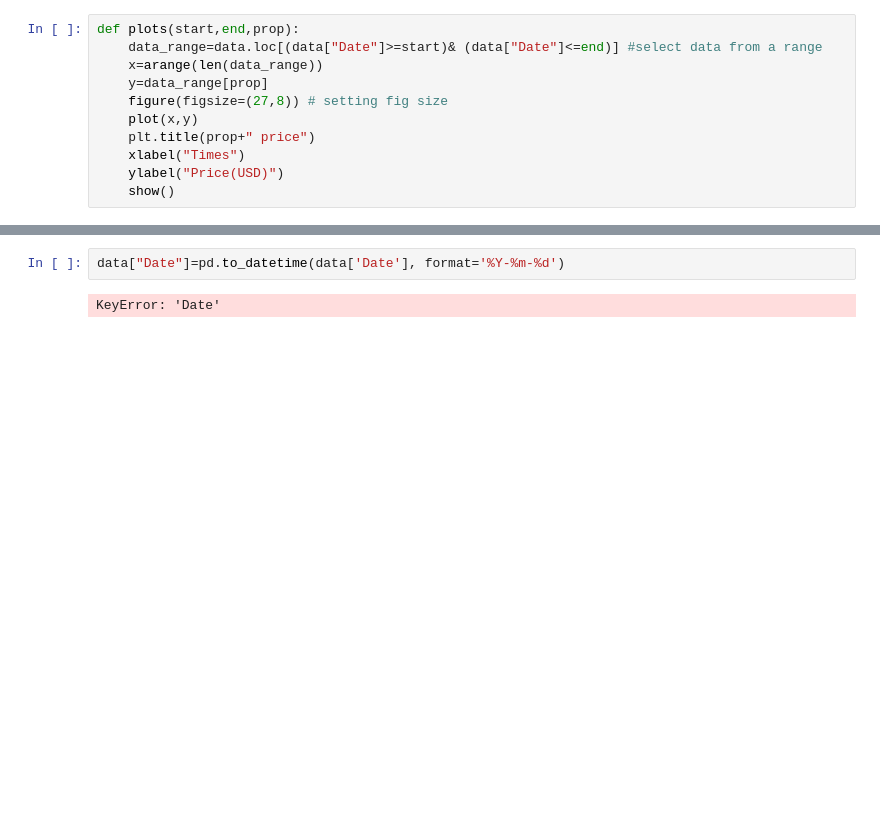
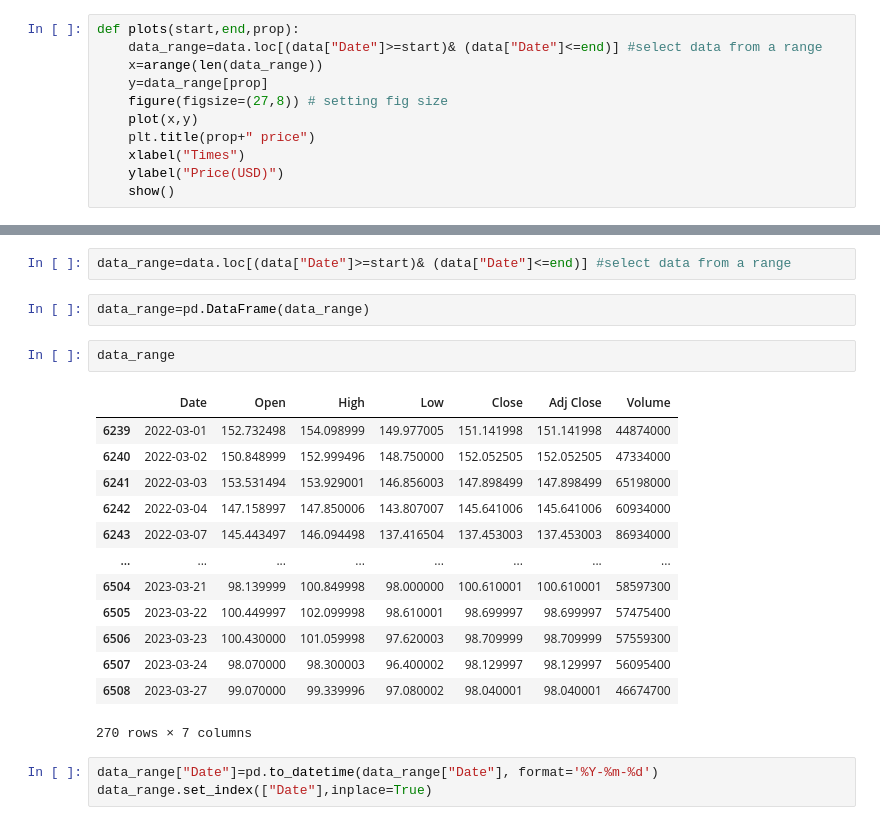
Before and after one commit to LeoNguyen868/Stocks-prediction, a Jupyter notebook: Time-series-stocks-price-prediction.ipynb, the cells around one changed output, grey strips where cells are left out. Cells and saved outputs as stored; diff of their text form; blank space fills up the shorter version.

```diff
--- a/Time-series-stocks-price-prediction.ipynb
+++ b/Time-series-stocks-price-prediction.ipynb
@@ -133,4 +83,23 @@ Name: Date, Length: 6509, dtype: datetime64[ns]
+# %%
+data_range=data.loc[(data["Date"]>=start)& (data["Date"]<=end)] #select data from a range
+# %%
+data_range=pd.DataFrame(data_range)
+# %%
+data_range
+# %% [output]
+|  | Date | Open | High | Low | Close | Adj Close | Volume |
+| 6239 | 2022-03-01 | 152.732498 | 154.098999 | 149.977005 | 151.141998 | 151.141998 | 44874000 |
+| 6240 | 2022-03-02 | 150.848999 | 152.999496 | 148.750000 | 152.052505 | 152.052505 | 47334000 |
+| 6241 | 2022-03-03 | 153.531494 | 153.929001 | 146.856003 | 147.898499 | 147.898499 | 65198000 |
+| 6242 | 2022-03-04 | 147.158997 | 147.850006 | 143.807007 | 145.641006 | 145.641006 | 60934000 |
+| 6243 | 2022-03-07 | 145.443497 | 146.094498 | 137.416504 | 137.453003 | 137.453003 | 86934000 |
+| ... | ... | ... | ... | ... | ... | ... | ... |
+| 6504 | 2023-03-21 | 98.139999 | 100.849998 | 98.000000 | 100.610001 | 100.610001 | 58597300 |
+| 6505 | 2023-03-22 | 100.449997 | 102.099998 | 98.610001 | 98.699997 | 98.699997 | 57475400 |
+| 6506 | 2023-03-23 | 100.430000 | 101.059998 | 97.620003 | 98.709999 | 98.709999 | 57559300 |
+| 6507 | 2023-03-24 | 98.070000 | 98.300003 | 96.400002 | 98.129997 | 98.129997 | 56095400 |
+| 6508 | 2023-03-27 | 99.070000 | 99.339996 | 97.080002 | 98.040001 | 98.040001 | 46674700 |
+270 rows × 7 columns
 # %%
-data["Date"]=pd.to_datetime(data['Date'], format='%Y-%m-%d')
+data_range["Date"]=pd.to_datetime(data_range["Date"], format='%Y-%m-%d')
+data_range.set_index(["Date"],inplace=True)
-# %% [output]
-KeyError: 'Date'
```
Also changed, not shown: parts of 14 cells of this notebook.
